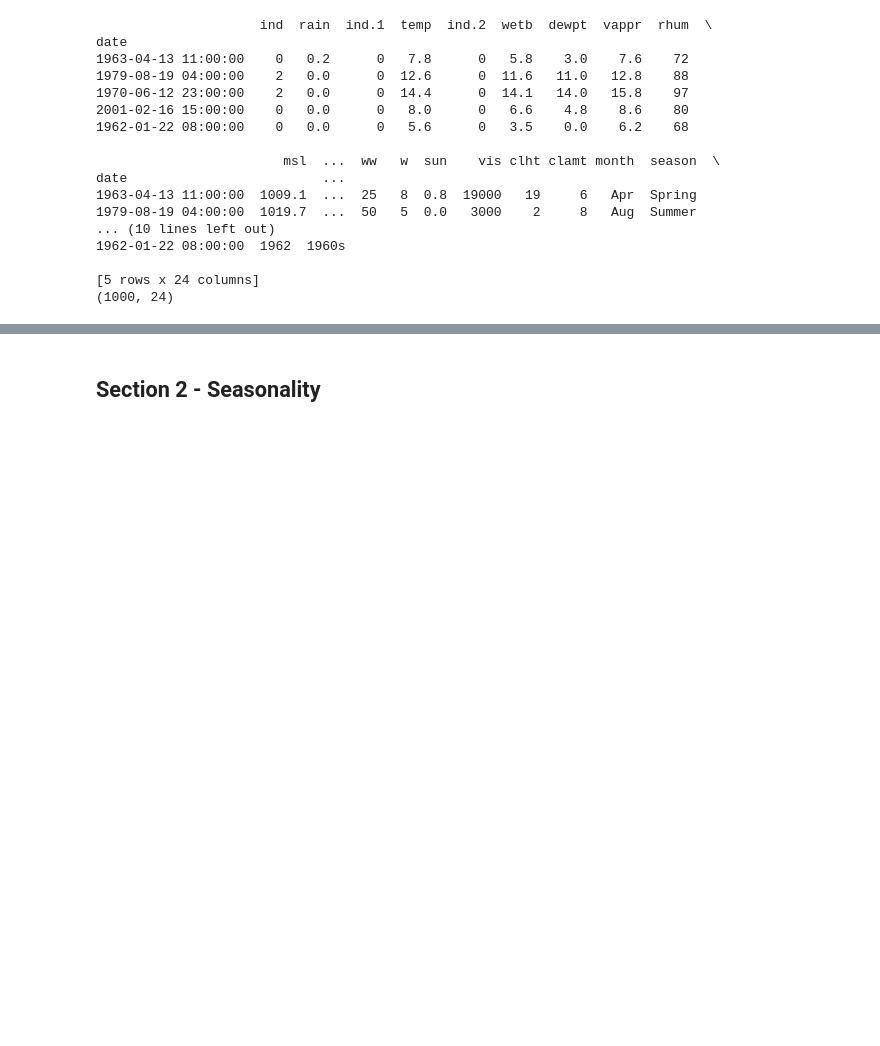
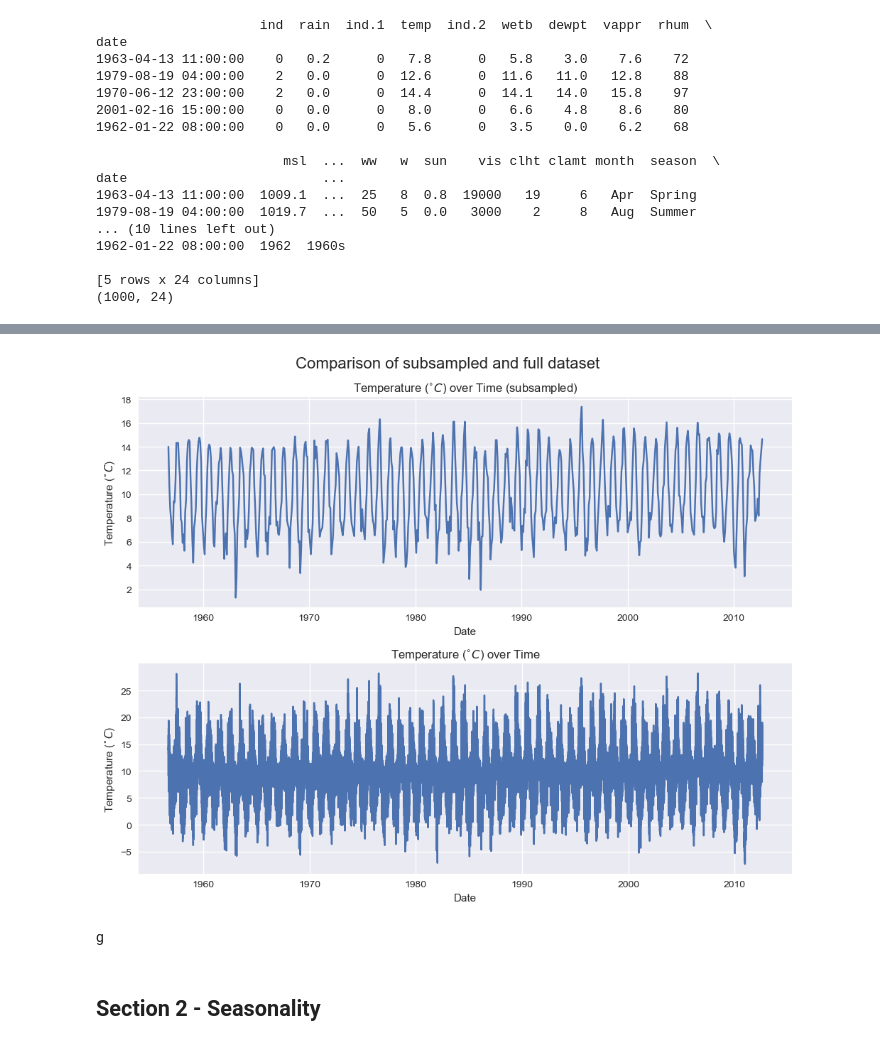
Before and after one commit to EllenMcG/PFDA, a Jupyter notebook: project/project.ipynb, the cells around one changed output, grey strips where cells are left out. Cells and saved outputs as stored; diff of their text form; code cells hidden in the pictures; blank space fills up the shorter version.

```diff
--- a/project/project.ipynb
+++ b/project/project.ipynb
@@ -201,0 +263,8 @@ plt.tight_layout();
+# %%
+#data = data[data.sun != ' ']
+columns_to_check = ['sun', 'vis', 'clht', 'clamt', 'wddir']
+
+for column in columns_to_check:
+     data = data[data[column] != ' ']
+
+# Now 'data' is filtered for all specified columns
@@ -201,0 +320,8 @@ plt.tight_layout();
+# %%
+# # replace whitespace missing values with NaN for vis
+# data['clht'] = np.where(data['clht'].str.startswith(' '), np.nan, data['clht'])
+# data['clht'] = np.where(data['clamt'].str.startswith('NaN'), np.nan, data['clht'])
+# data['clht'] = data['clht'].bfill()
+
+# replace values of 999 with 0 for clht
+data['clht'] = np.where(data['clht'] == '999', '0', data['clht'])
@@ -201,0 +351,9 @@ plt.tight_layout();
+# %%
+data['sun'] = pd.to_numeric(data['sun'])
+# columns_to_check = ['vis', 'clht', 'clamt', 'wddir']
+# for column in columns_to_check:
+#     pd.to_numeric(data[column])
+# %%
+columns_to_check_int = ['vis', 'clht', 'clamt', 'wddir']
+for column in columns_to_check_int:
+    data[column] = data[column].astype(int)
@@ -202,3 +422,24 @@ plt.tight_layout();
+# %%
+data_monthly = data[['sun','temp']].resample('ME').mean()
+
+# Create a figure and two subplots
+fig, (ax1, ax2) = plt.subplots(2, 1, figsize=(10, 8))
+
+fig.suptitle('Comparison of subsampled and full dataset', fontsize=16)
+sns.lineplot(data=data_monthly,x=data_monthly.index,y='temp', ax=ax1)
+ax1.set_ylabel('Temperature ($^{\circ}C$)')
+ax1.set_xlabel('Date')
+ax1.set_title('Temperature ($^{\circ}C$) over Time (subsampled)')
+sns.lineplot(data=data,x=data.index,y='temp', ax=ax2)
+ax2.set_ylabel('Temperature ($^{\circ}C$)')
+ax2.set_xlabel('Date')
+ax2.set_title('Temperature ($^{\circ}C$) over Time')
+
+plt.tight_layout();
+# %% [output]
+[figure, added]
+# %% [markdown]
+g
 # %% [markdown]
 ## Section 2 - Seasonality
 # %% [markdown]
```
Also changed, not shown: parts of 40 cells of this notebook, 5 other files.
